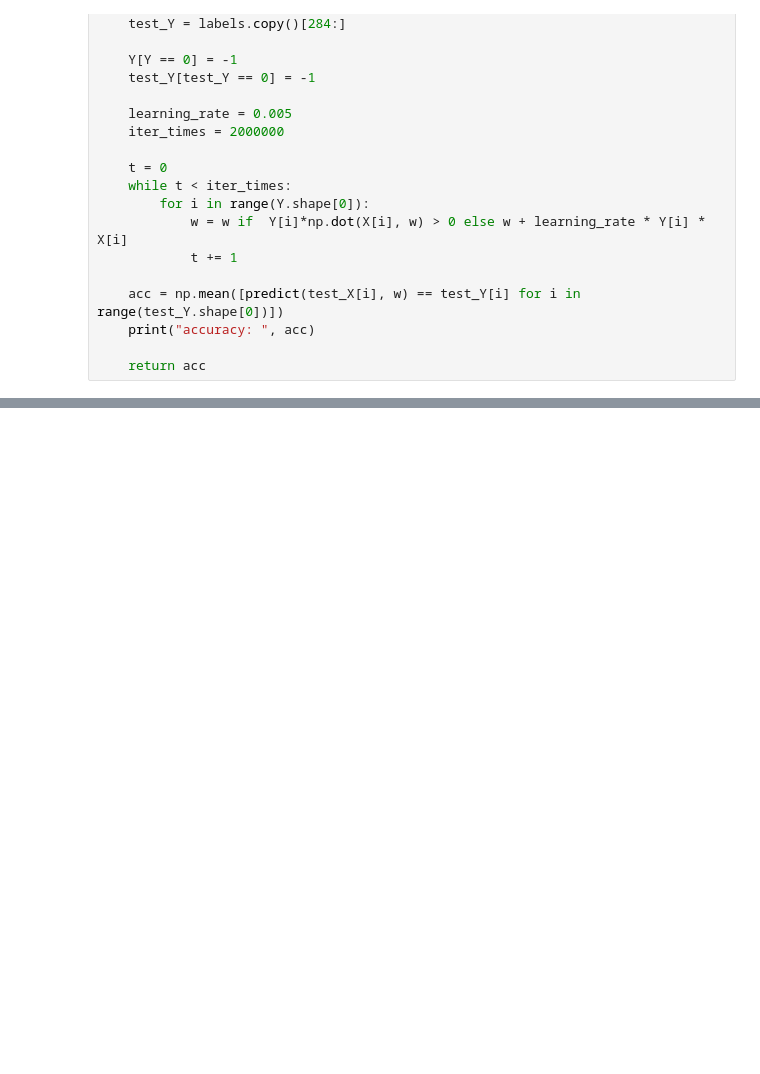
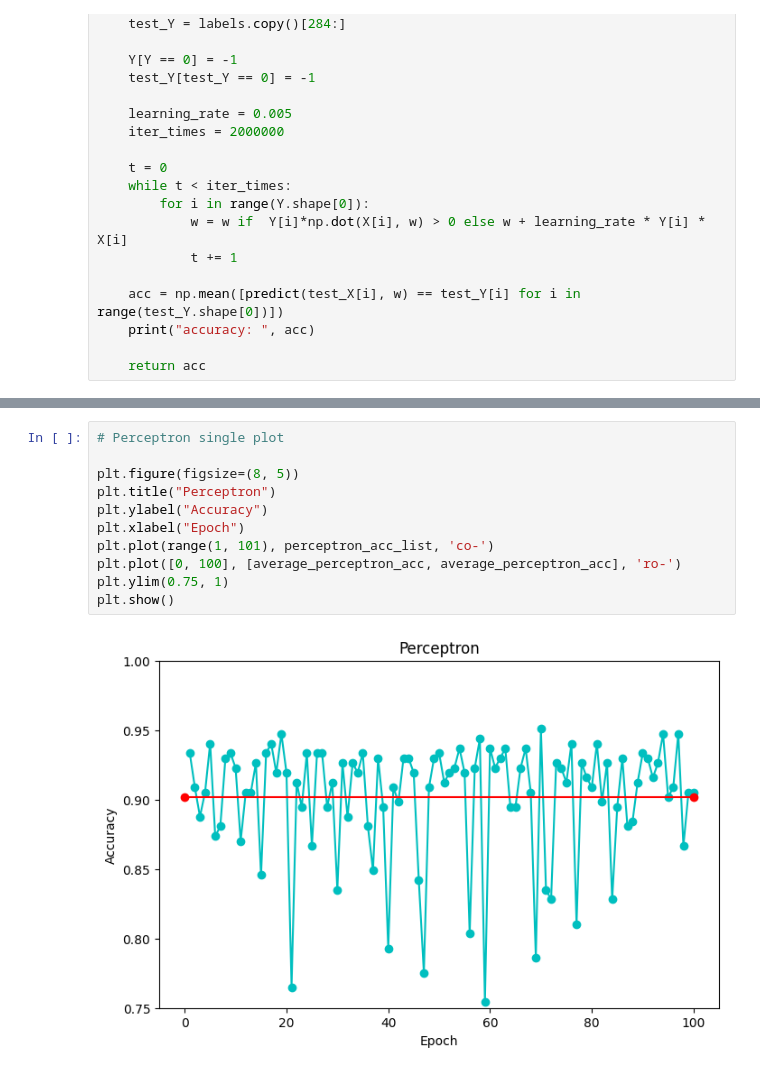
Before and after one commit to timedegree/Deep-Learning-Lab, a Jupyter notebook: Lab4-LM/main.ipynb, the cells around one changed output, grey strips where cells are left out. Saved outputs shown, nothing was run; the diff lists cells and outputs as text; blank space fills up the shorter version.

```diff
--- a/Lab4-LM/main.ipynb
+++ b/Lab4-LM/main.ipynb
@@ -149,0 +272,13 @@ print("Total accuracy: ", np.mean([perceptron_train() for _ in range(10)]))
+# %%
+# Perceptron single plot
+
+plt.figure(figsize=(8, 5))
+plt.title("Perceptron")
+plt.ylabel("Accuracy")
+plt.xlabel("Epoch")
+plt.plot(range(1, 101), perceptron_acc_list, 'co-')
+plt.plot([0, 100], [average_perceptron_acc, average_perceptron_acc], 'ro-')
+plt.ylim(0.75, 1)
+plt.show()
+# %% [output]
+[figure, added]
```
Also changed, not shown: parts of 6 cells of this notebook, 2 other files.
